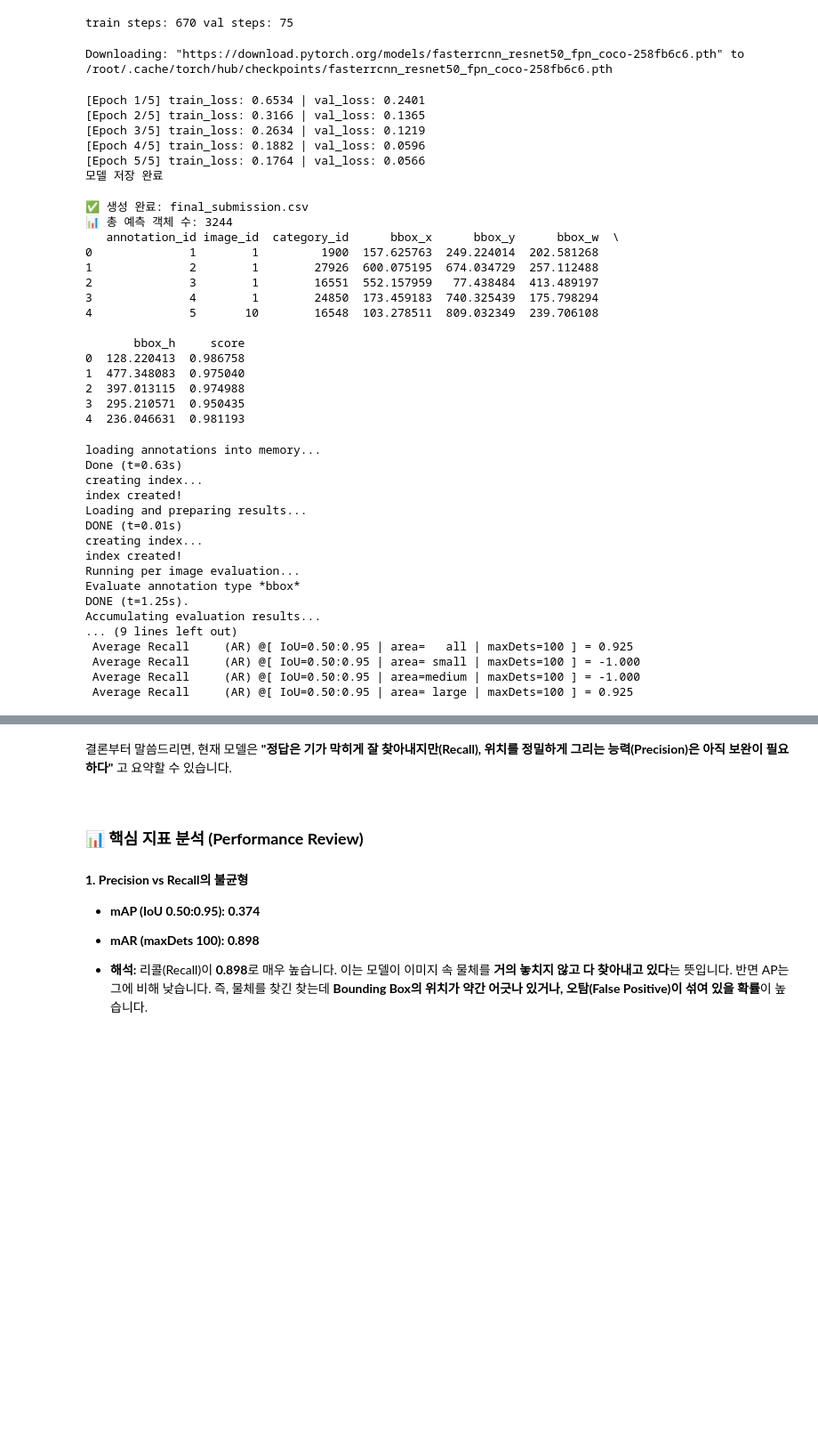
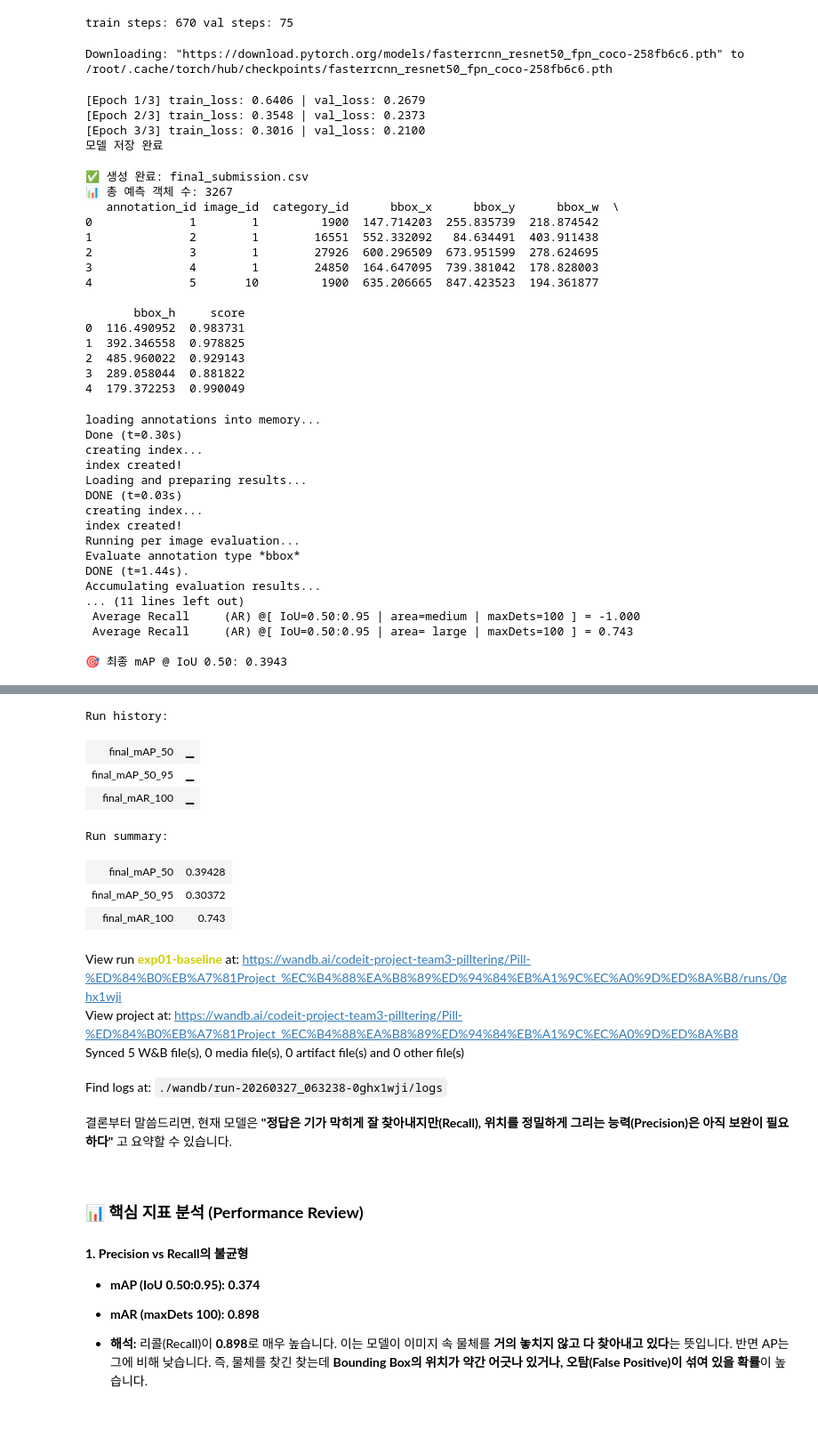
Before and after one commit to KWANGSEONGEUN/Oral_Pill_Image_Recognition_Team3, a Jupyter notebook: Baseline_Code광성0.ipynb, the cells around one changed output, grey strips where cells are left out. Shown at 89% size. Drawn from its saved outputs; the diff is of its cells as text; code cells hidden in the pictures; blank space fills up the shorter version.

Commit message:
feat: baseline faster restart

```diff
--- a/Baseline_Code광성0.ipynb
+++ b/Baseline_Code광성0.ipynb
@@ -367,7 +453,7 @@ lr_scheduler = optim.lr_scheduler.StepLR(optimizer, step_size=3, gamma=0.1)
 # 6. 학습 루프
 ############################################################
 
-num_epochs = 5  # 혹은 원하는 에폭 수
+num_epochs = 3  # 혹은 원하는 에폭 수
 optimizer = optim.AdamW([p for p in model.parameters() if p.requires_grad], lr=1e-4)
 scheduler = optim.lr_scheduler.StepLR(optimizer, step_size=3, gamma=0.1)
 
@@ -420,11 +506,9 @@ torch.save(model.state_dict(), "fasterrcnn_oral_drug.pth")
 print("모델 저장 완료")
 # %% [output]
 Downloading: "https://download.pytorch.org/models/fasterrcnn_resnet50_fpn_coco-258fb6c6.pth" to /root/.cache/torch/hub/checkpoints/fasterrcnn_resnet50_fpn_coco-258fb6c6.pth
-[Epoch 1/5] train_loss: 0.6534 | val_loss: 0.2401
-[Epoch 2/5] train_loss: 0.3166 | val_loss: 0.1365
-[Epoch 3/5] train_loss: 0.2634 | val_loss: 0.1219
-[Epoch 4/5] train_loss: 0.1882 | val_loss: 0.0596
-[Epoch 5/5] train_loss: 0.1764 | val_loss: 0.0566
+[Epoch 1/3] train_loss: 0.6406 | val_loss: 0.2679
+[Epoch 2/3] train_loss: 0.3548 | val_loss: 0.2373
+[Epoch 3/3] train_loss: 0.3016 | val_loss: 0.2100
 모델 저장 완료
 # %%
 
@@ -499,20 +583,20 @@ print(f"📊 총 예측 객체 수: {len(df_sub)}")
 print(df_sub.head())
 # %% [output]
 ✅ 생성 완료: final_submission.csv
-📊 총 예측 객체 수: 3244
+📊 총 예측 객체 수: 3267
    annotation_id image_id  category_id      bbox_x      bbox_y      bbox_w  \
-0              1        1         1900  157.625763  249.224014  202.581268
-1              2        1        27926  600.075195  674.034729  257.112488
-2              3        1        16551  552.157959   77.438484  413.489197
-3              4        1        24850  173.459183  740.325439  175.798294
-4              5       10        16548  103.278511  809.032349  239.706108
+0              1        1         1900  147.714203  255.835739  218.874542
+1              2        1        16551  552.332092   84.634491  403.911438
+2              3        1        27926  600.296509  673.951599  278.624695
+3              4        1        24850  164.647095  739.381042  178.828003
+4              5       10         1900  635.206665  847.423523  194.361877
 
        bbox_h     score
-0  128.220413  0.986758
-1  477.348083  0.975040
-2  397.013115  0.974988
-3  295.210571  0.950435
-4  236.046631  0.981193
+0  116.490952  0.983731
+1  392.346558  0.978825
+2  485.960022  0.929143
+3  289.058044  0.881822
+4  179.372253  0.990049
 # %%
 ############################################################
 # 8. 모델 성능 평가 (mAP 측정)
@@ -545,21 +629,30 @@ coco_eval = COCOeval(coco_gt, coco_dt, "bbox")
 coco_eval.evaluate()
 coco_eval.accumulate()
 coco_eval.summarize()
+
+# 4. WandB 최종 기록 및 종료
+wandb.log({
+    "final_mAP_50_95": coco_eval.stats[0],
+    "final_mAP_50": coco_eval.stats[1],
+    "final_mAR_100": coco_eval.stats[8]
+})
+print(f"\n🎯 최종 mAP @ IoU 0.50: {coco_eval.stats[1]:.4f}")
+wandb.finish()
 # %% [output]
 loading annotations into memory...
-Done (t=0.63s)
+Done (t=0.30s)
 creating index...
 index created!
 Loading and preparing results...
-DONE (t=0.01s)
+DONE (t=0.03s)
 creating index...
 index created!
 Running per image evaluation...
 Evaluate annotation type *bbox*
-DONE (t=1.25s).
+DONE (t=1.44s).
 Accumulating evaluation results...
-... (9 lines left out)
- Average Recall     (AR) @[ IoU=0.50:0.95 | area=   all | maxDets=100 ] = 0.925
- Average Recall     (AR) @[ IoU=0.50:0.95 | area= small | maxDets=100 ] = -1.000
+... (11 lines left out)
  Average Recall     (AR) @[ IoU=0.50:0.95 | area=medium | maxDets=100 ] = -1.000
- Average Recall     (AR) @[ IoU=0.50:0.95 | area= large | maxDets=100 ] = 0.925
+ Average Recall     (AR) @[ IoU=0.50:0.95 | area= large | maxDets=100 ] = 0.743
+
+🎯 최종 mAP @ IoU 0.50: 0.3943
@@ -566,3 +660,15 @@ Accumulating evaluation results...
+Run history:
+| final_mAP_50 | ▁ |
+| final_mAP_50_95 | ▁ |
+| final_mAR_100 | ▁ |
+Run summary:
+| final_mAP_50 | 0.39428 |
+| final_mAP_50_95 | 0.30372 |
+| final_mAR_100 | 0.743 |
+View run exp01-baseline at: https://wandb.ai/codeit-project-team3-pilltering/Pill-%ED%84%B0%EB%A7%81Project_%EC%B4%88%EA%B8%89%ED%94%84%EB%A1%9C%EC%A0%9D%ED%8A%B8/runs/0ghx1wji
+View project at: https://wandb.ai/codeit-project-team3-pilltering/Pill-%ED%84%B0%EB%A7%81Project_%EC%B4%88%EA%B8%89%ED%94%84%EB%A1%9C%EC%A0%9D%ED%8A%B8
+Synced 5 W&B file(s), 0 media file(s), 0 artifact file(s) and 0 other file(s)
+Find logs at: ./wandb/run-20260327_063238-0ghx1wji/logs
 # %% [markdown]
 
 결론부터 말씀드리면, 현재 모델은 **"정답은 기가 막히게 잘 찾아내지만(Recall), 위치를 정밀하게 그리는 능력(Precision)은 아직 보완이 필요하다"** 고 요약할 수 있습니다.
```
Also changed, not shown: parts of 4 cells of this notebook, 2 other files.
